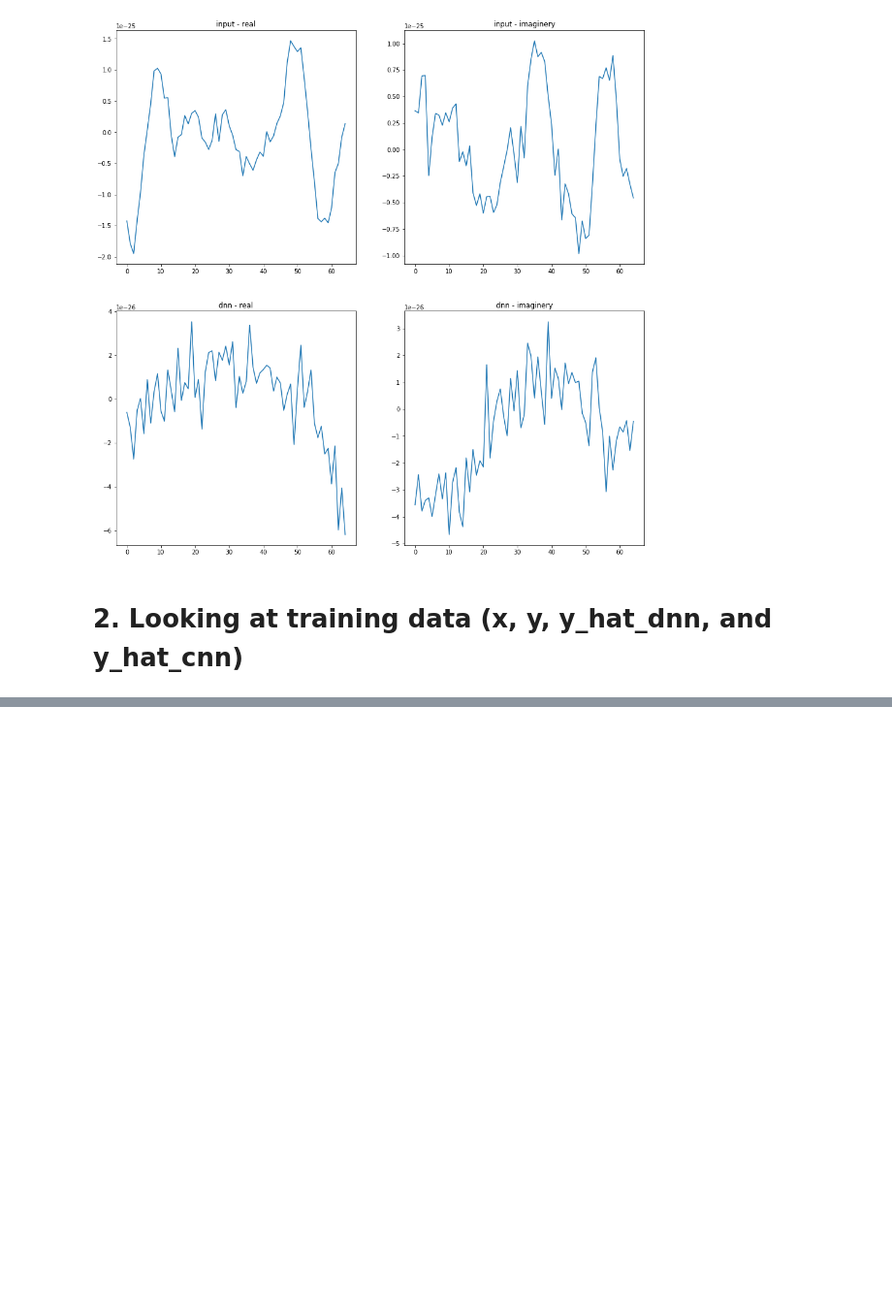
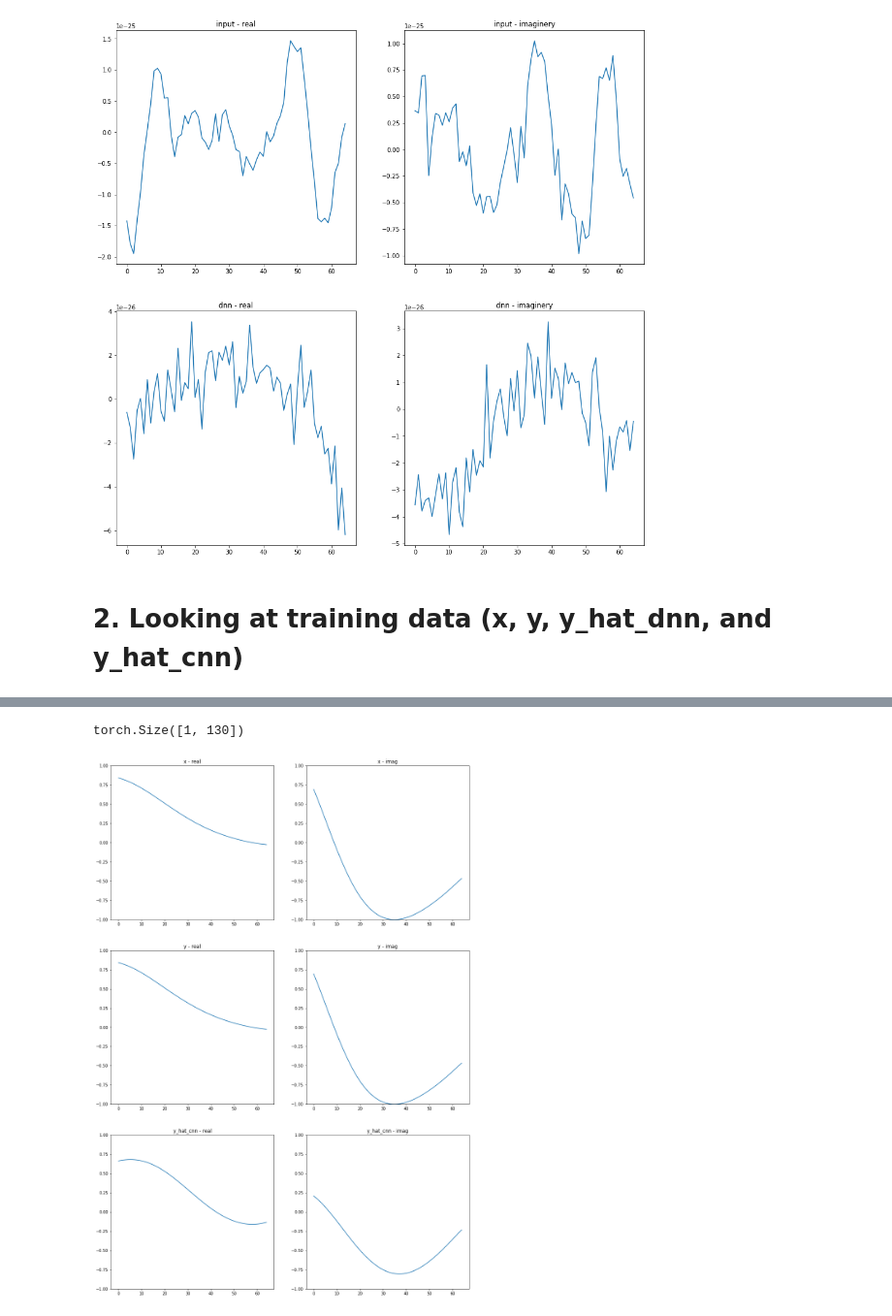
Before and after one commit to zhanwenchen/beam_nn, a Jupyter notebook: notebooks/xy_analysis.ipynb, the cells around one changed output, grey strips where cells are left out. Shown at 97% size. Cells and saved outputs as stored; diff of their text form; code cells hidden in the pictures; blank space fills up the shorter version.

```diff
--- a/notebooks/xy_analysis.ipynb
+++ b/notebooks/xy_analysis.ipynb
@@ -145,0 +150,5 @@ torch.Size([1, 130])
+# %%
+see_sample(5)
+# %% [output]
+torch.Size([1, 130])
+[figure, added]
```
Also changed, not shown: parts of 3 cells of this notebook, 2 other files.
